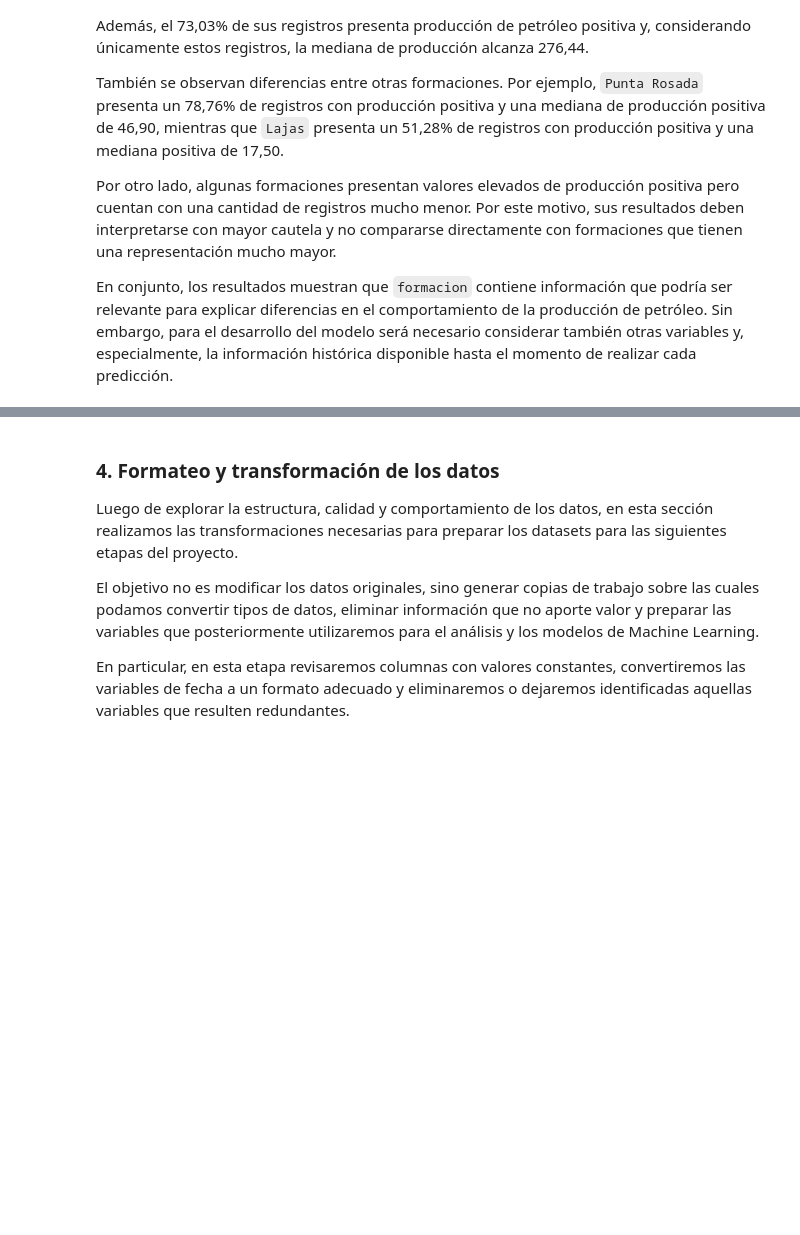
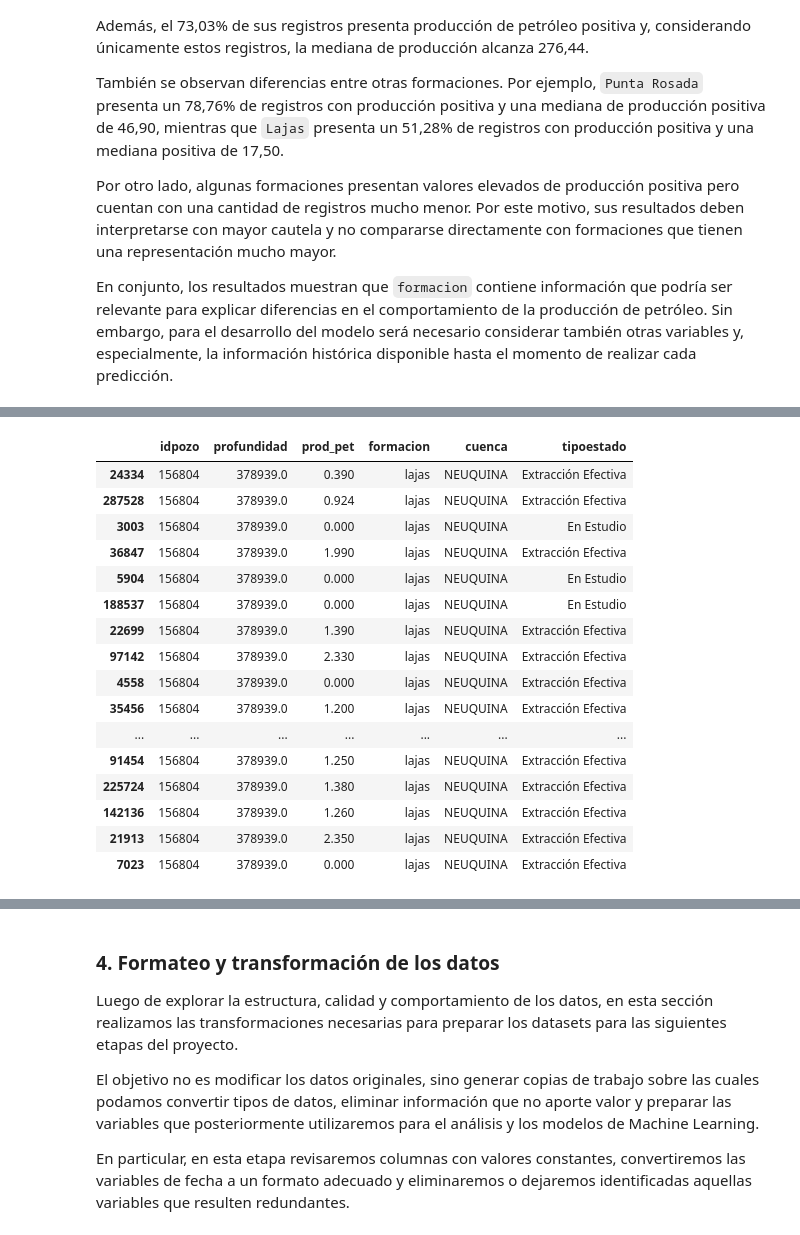
Before and after one commit to alexParedes027/oil-production-prediction, a Jupyter notebook: notebooks/01_exploracion_datos.ipynb, the cells around one changed output, grey strips where cells are left out. Drawn from its saved outputs; the diff is of its cells as text; code cells hidden in the pictures; blank space fills up the shorter version.

```diff
--- a/notebooks/01_exploracion_datos.ipynb
+++ b/notebooks/01_exploracion_datos.ipynb
@@ -1668,0 +1750,35 @@ En conjunto, los resultados muestran que `formacion` contiene información que p
+# %%
+profundidades_extremas = (
+    produccion[
+        [
+            "idpozo",
+            "profundidad",
+            "prod_pet",
+            "formacion",
+            "cuenca",
+            "tipoestado"
+        ]
+    ]
+    .sort_values("profundidad", ascending=False)
+    .head(20)
+)
+
+display(profundidades_extremas)
+# %% [output]
+|  | idpozo | profundidad | prod_pet | formacion | cuenca | tipoestado |
+| 24334 | 156804 | 378939.0 | 0.390 | lajas | NEUQUINA | Extracción Efectiva |
+| 287528 | 156804 | 378939.0 | 0.924 | lajas | NEUQUINA | Extracción Efectiva |
+| 3003 | 156804 | 378939.0 | 0.000 | lajas | NEUQUINA | En Estudio |
+| 36847 | 156804 | 378939.0 | 1.990 | lajas | NEUQUINA | Extracción Efectiva |
+| 5904 | 156804 | 378939.0 | 0.000 | lajas | NEUQUINA | En Estudio |
+| 188537 | 156804 | 378939.0 | 0.000 | lajas | NEUQUINA | En Estudio |
+| 22699 | 156804 | 378939.0 | 1.390 | lajas | NEUQUINA | Extracción Efectiva |
+| 97142 | 156804 | 378939.0 | 2.330 | lajas | NEUQUINA | Extracción Efectiva |
+| 4558 | 156804 | 378939.0 | 0.000 | lajas | NEUQUINA | Extracción Efectiva |
+| 35456 | 156804 | 378939.0 | 1.200 | lajas | NEUQUINA | Extracción Efectiva |
+| ... | ... | ... | ... | ... | ... | ... |
+| 91454 | 156804 | 378939.0 | 1.250 | lajas | NEUQUINA | Extracción Efectiva |
+| 225724 | 156804 | 378939.0 | 1.380 | lajas | NEUQUINA | Extracción Efectiva |
+| 142136 | 156804 | 378939.0 | 1.260 | lajas | NEUQUINA | Extracción Efectiva |
+| 21913 | 156804 | 378939.0 | 2.350 | lajas | NEUQUINA | Extracción Efectiva |
+| 7023 | 156804 | 378939.0 | 0.000 | lajas | NEUQUINA | Extracción Efectiva |
```
Also changed, not shown: parts of 17 cells of this notebook, 1 other file.
